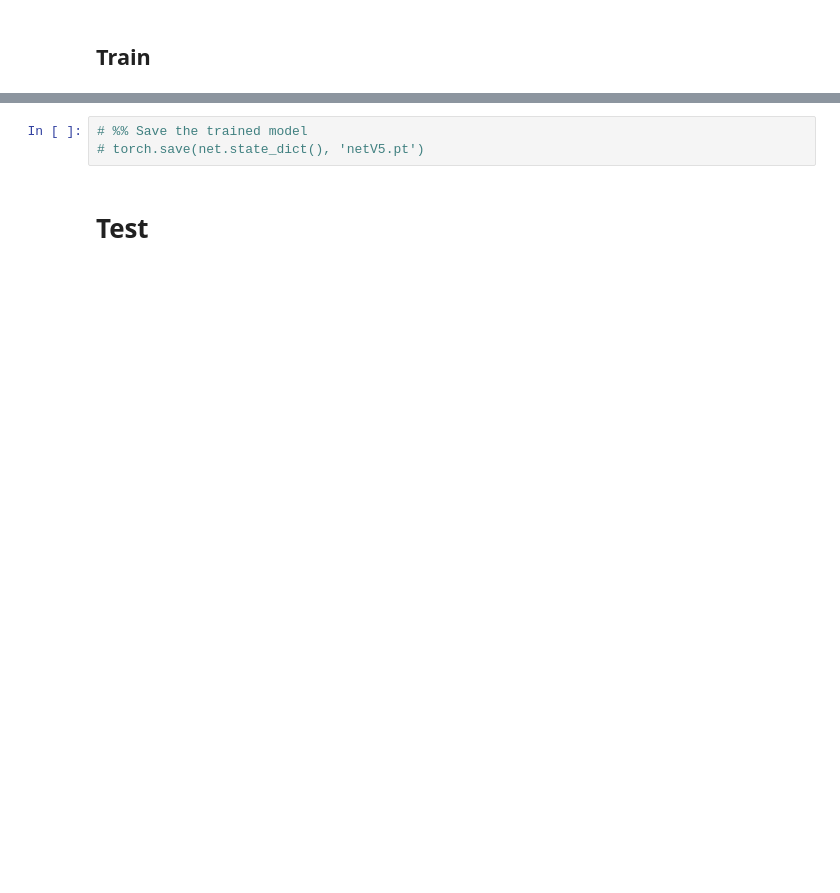
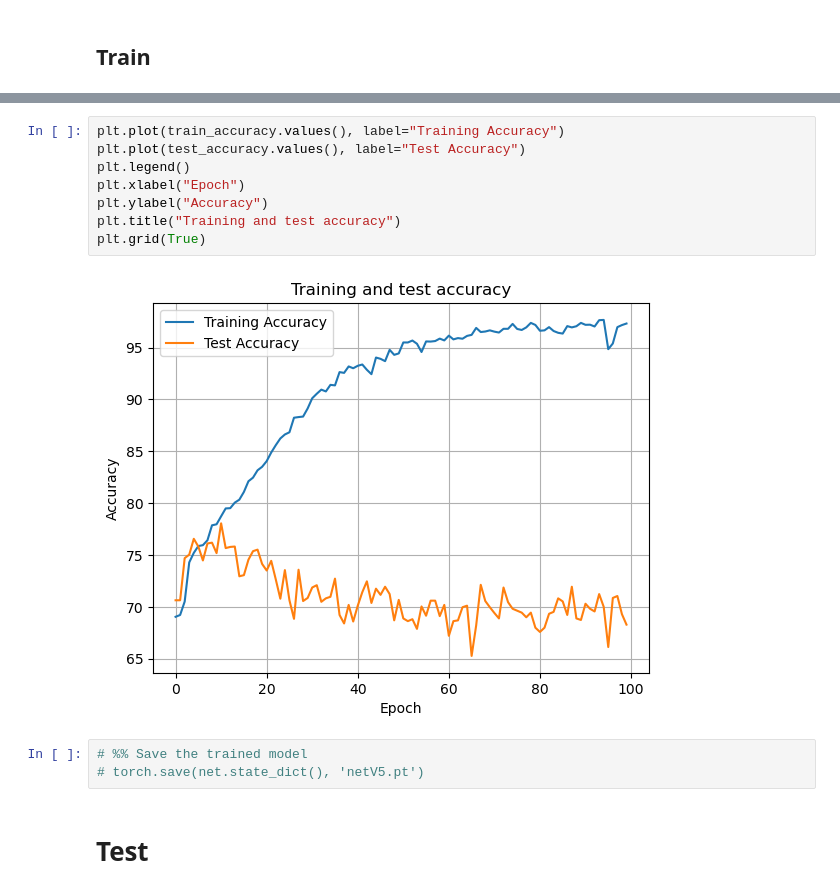
Before and after one commit to ChristianDTU/Nyt-rstaler, a Jupyter notebook: CNN.ipynb, the cells around one changed output, grey strips where cells are left out. Drawn from its saved outputs; the diff is of its cells as text; blank space fills up the shorter version.

```diff
--- a/CNN.ipynb
+++ b/CNN.ipynb
@@ -219,3 +264,13 @@ Epoch 100/100, Loss: 0.1232, Accuracy: 95.35%
+# %%
+plt.plot(train_accuracy.values(), label="Training Accuracy")
+plt.plot(test_accuracy.values(), label="Test Accuracy")
+plt.legend()
+plt.xlabel("Epoch")
+plt.ylabel("Accuracy")
+plt.title("Training and test accuracy")
+plt.grid(True)
+# %% [output]
+[figure, added]
 # %%
 # %% Save the trained model
 # torch.save(net.state_dict(), 'netV5.pt')
```
Also changed, not shown: parts of 9 cells of this notebook.
